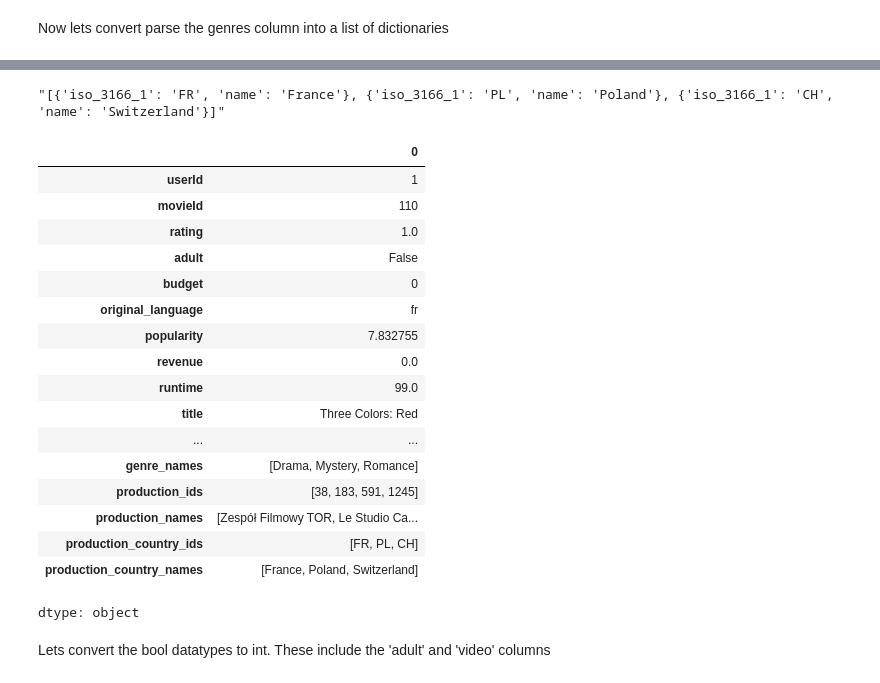
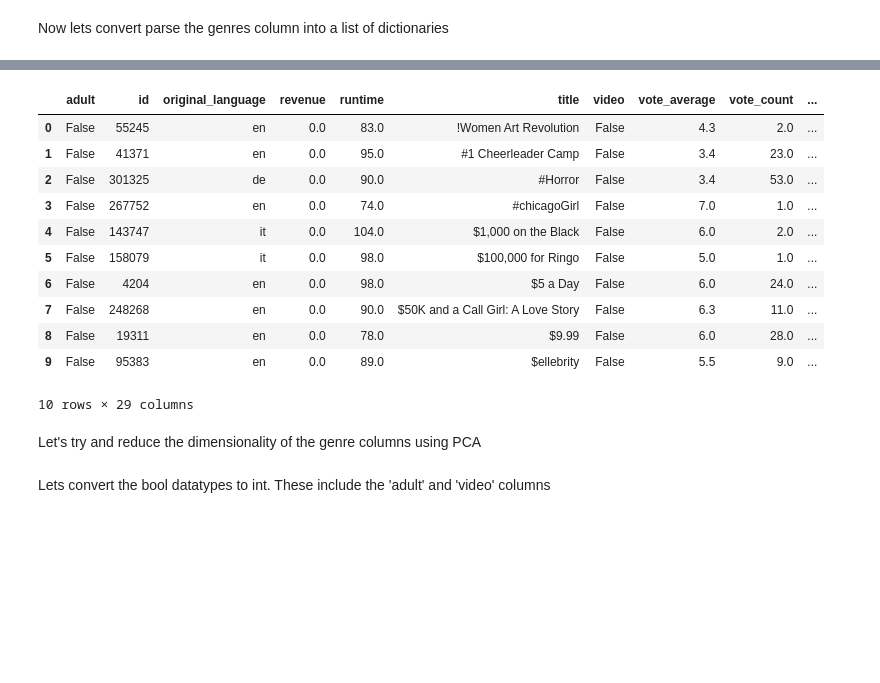
Before and after one commit to amajety1/Movie-Recommendation, a Jupyter notebook: Movie_Recommendation.ipynb, the cells around one changed output, grey strips where cells are left out. Cells and saved outputs as stored; diff of their text form; code cells hidden in the pictures; blank space fills up the shorter version.

```diff
--- a/Movie_Recommendation.ipynb
+++ b/Movie_Recommendation.ipynb
@@ -243,9 +79,9 @@ Name: time_between_release_and_review, dtype: int64
 # %% [markdown]
 Now lets convert parse the genres column into a list of dictionaries
 # %%
-combined_data['genres'] = combined_data['genres'].apply(lambda x: ast.literal_eval(x) if isinstance(x, str) else x)
+movies_data['genres'] = movies_data['genres'].apply(lambda x: ast.literal_eval(x) if isinstance(x, str) else x)
 # %%
-combined_data['genre_ids'] = combined_data['genres'].apply(lambda x: [genre['id'] for genre in x] )
-combined_data['genre_names'] = combined_data['genres'].apply(lambda x: [genre['name'] for genre in x] )
+
+movies_data['genre_names'] = movies_data['genres'].apply(lambda x: [genre['name'] for genre in x] )
 # %%
-combined_data.drop(columns = ['genres'], inplace = True)
+movies_data.drop(columns = ['genres'], inplace = True)
@@ -269,4 +87,0 @@ combined_data.head()
-# %%
-combined_data['production_countries'][0]
-# %% [output]
-"[{'iso_3166_1': 'FR', 'name': 'France'}, {'iso_3166_1': 'PL', 'name': 'Poland'}, {'iso_3166_1': 'CH', 'name': 'Switzerland'}]"
@@ -280,21 +88,33 @@ combined_data.drop(columns = ['production_countries'], inplace = True)
-# %%
-combined_data.loc[0,:]
-# %% [output]
-|  | 0 |
-| userId | 1 |
-| movieId | 110 |
-| rating | 1.0 |
-| adult | False |
-| budget | 0 |
-| original_language | fr |
-| popularity | 7.832755 |
-| revenue | 0.0 |
-| runtime | 99.0 |
-| title | Three Colors: Red |
-| ... | ... |
-| genre_names | [Drama, Mystery, Romance] |
-| production_ids | [38, 183, 591, 1245] |
-| production_names | [Zespół Filmowy TOR, Le Studio Ca... |
-| production_country_ids | [FR, PL, CH] |
-| production_country_names | [France, Poland, Switzerland] |
-dtype: object
+# %%
+# Step 3: Explode the 'genre_names' column
+movies_data = movies_data.explode('genre_names')
+
+# Step 4: One-hot encode the genres
+genre_dummies = pd.get_dummies(movies_data['genre_names'], prefix='genre')
+
+# Step 5: Aggregate back to unique movies by summing the one-hot encoded columns
+movies_data = pd.concat([movies_data, genre_dummies], axis=1)
+movies_data.drop(columns=['genre_names'], inplace=True)
+
+movies_data = movies_data.groupby('title').agg({
+    **{col: 'first' for col in movies_data.columns if col not in genre_dummies.columns},
+    **{col: 'max' for col in genre_dummies.columns}
+})
+movies_data.reset_index(drop=True, inplace=True)
+# %%
+movies_data.iloc[:10,:]
+# %% [output]
+|  | adult | id | original_language | revenue | runtime | title | video | vote_average | vote_count | ... |
+| 0 | False | 55245 | en | 0.0 | 83.0 | !Women Art Revolution | False | 4.3 | 2.0 | ... |
+| 1 | False | 41371 | en | 0.0 | 95.0 | #1 Cheerleader Camp | False | 3.4 | 23.0 | ... |
+| 2 | False | 301325 | de | 0.0 | 90.0 | #Horror | False | 3.4 | 53.0 | ... |
+| 3 | False | 267752 | en | 0.0 | 74.0 | #chicagoGirl | False | 7.0 | 1.0 | ... |
+| 4 | False | 143747 | it | 0.0 | 104.0 | $1,000 on the Black | False | 6.0 | 2.0 | ... |
+| 5 | False | 158079 | it | 0.0 | 98.0 | $100,000 for Ringo | False | 5.0 | 1.0 | ... |
+| 6 | False | 4204 | en | 0.0 | 98.0 | $5 a Day | False | 6.0 | 24.0 | ... |
+| 7 | False | 248268 | en | 0.0 | 90.0 | $50K and a Call Girl: A Love Story | False | 6.3 | 11.0 | ... |
+| 8 | False | 19311 | en | 0.0 | 78.0 | $9.99 | False | 6.0 | 28.0 | ... |
+| 9 | False | 95383 | en | 0.0 | 89.0 | $ellebrity | False | 5.5 | 9.0 | ... |
+10 rows × 29 columns
+# %% [markdown]
+Let's try and reduce the dimensionality of the genre columns using PCA
```
Also changed, not shown: parts of 113 cells of this notebook.
